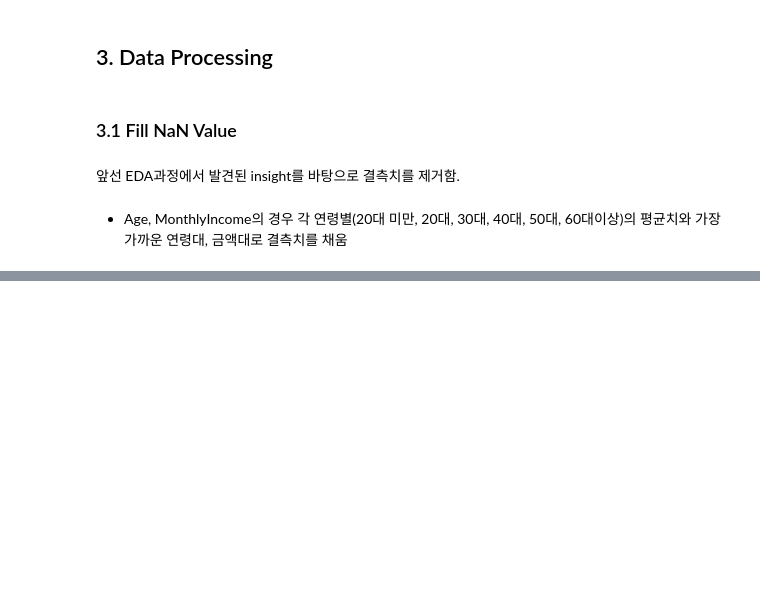
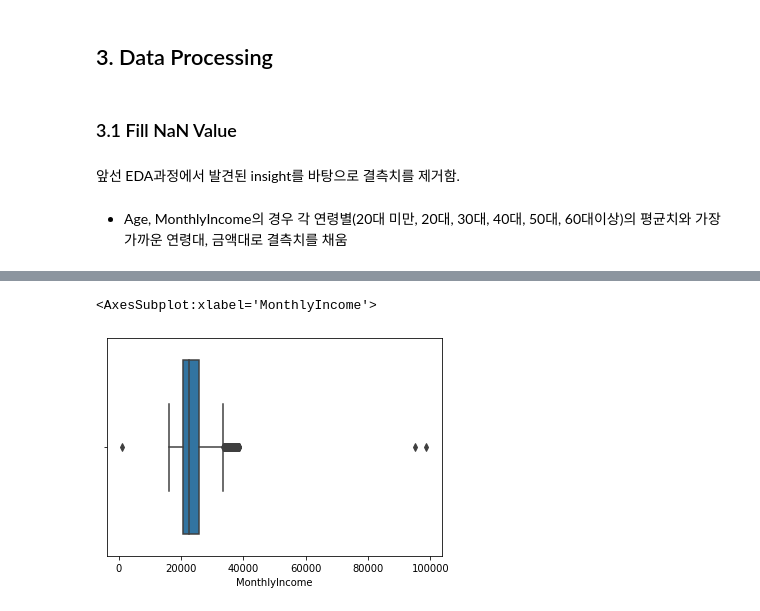
Before and after one commit to psrpsj/travel_package, a Jupyter notebook: travel_prediction.ipynb, the cells around one changed output, grey strips where cells are left out. Drawn from its saved outputs; the diff is of its cells as text; code cells hidden in the pictures; blank space fills up the shorter version.

```diff
--- a/travel_prediction.ipynb
+++ b/travel_prediction.ipynb
@@ -191,0 +339,5 @@ age_list = [15,25,35,45,55,65]
+# %%
+sb.boxplot(train["MonthlyIncome"])
+# %% [output]
+<AxesSubplot:xlabel='MonthlyIncome'>
+[figure, added]
```
Also changed, not shown: parts of 70 cells of this notebook, 1 other file.
